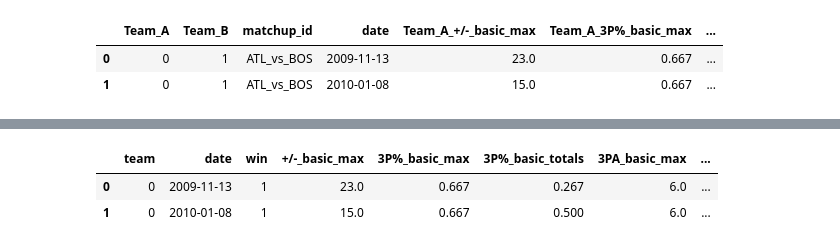
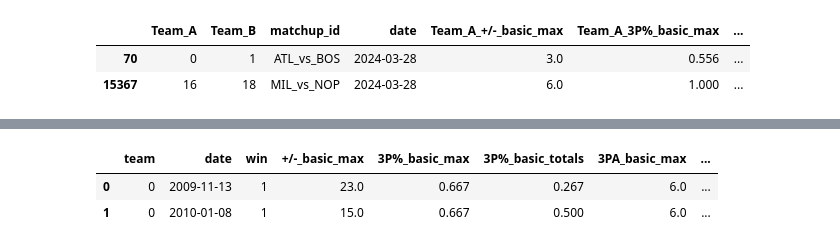
Before and after one commit to sarmad-21/nba_predictive_model, a Jupyter notebook: feature_engineering.ipynb, the cells around one changed output, grey strips where cells are left out. Cells and saved outputs as stored; diff of their text form; code cells hidden in the pictures.

```diff
--- a/feature_engineering.ipynb
+++ b/feature_engineering.ipynb
@@ -6,10 +8,14 @@ import dcor
 df = pd.read_csv('nba_game_df.csv')
 pd.set_option('display.max_columns', None)
 df.head(2)
+df['date'] = pd.to_datetime(df['date'])
-# %% [output]
-|  | Team_A | Team_B | matchup_id | date | Team_A_+/-_basic_max | Team_A_3P%_basic_max | ... |
-| 0 | 0 | 1 | ATL_vs_BOS | 2009-11-13 | 23.0 | 0.667 | ... |
-| 1 | 0 | 1 | ATL_vs_BOS | 2010-01-08 | 15.0 | 0.667 | ... |
+# %%
+match = df[(df['date'] == pd.to_datetime('2024-03-28'))]
+match
+# %% [output]
+|  | Team_A | Team_B | matchup_id | date | Team_A_+/-_basic_max | Team_A_3P%_basic_max | ... |
+| 70 | 0 | 1 | ATL_vs_BOS | 2024-03-28 | 3.0 | 0.556 | ... |
+| 15367 | 16 | 18 | MIL_vs_NOP | 2024-03-28 | 6.0 | 1.000 | ... |
 # %%
 df.shape
 # %% [output]
```
Also changed, not shown: parts of 31 cells of this notebook, 2 other files.
